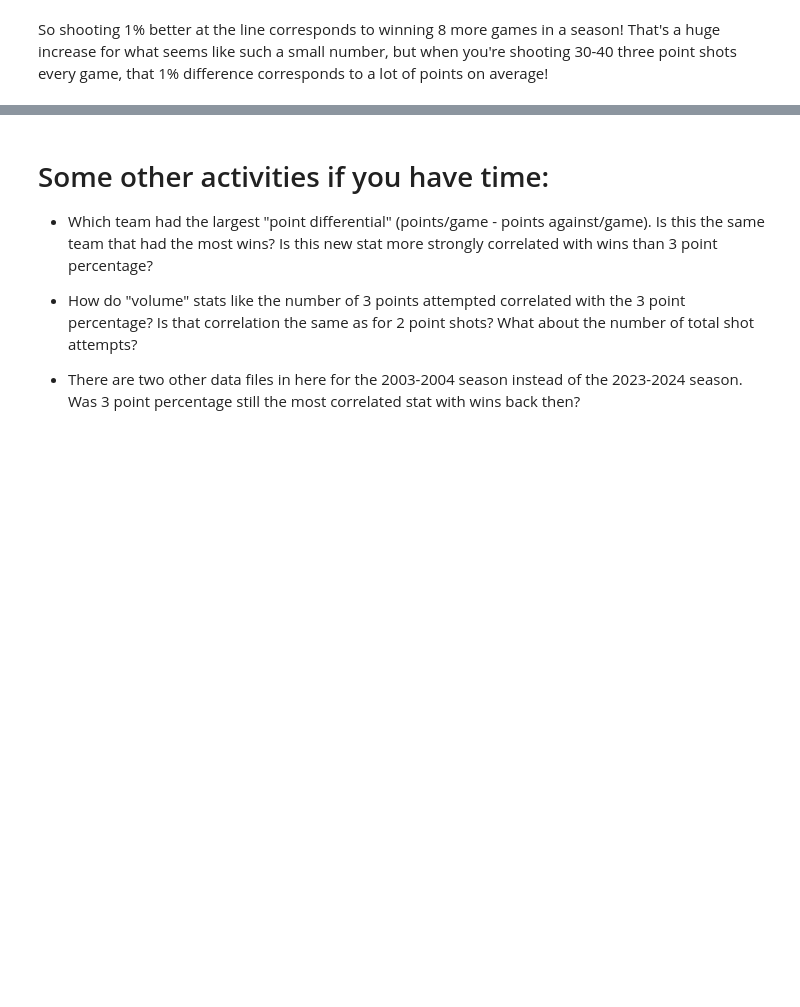
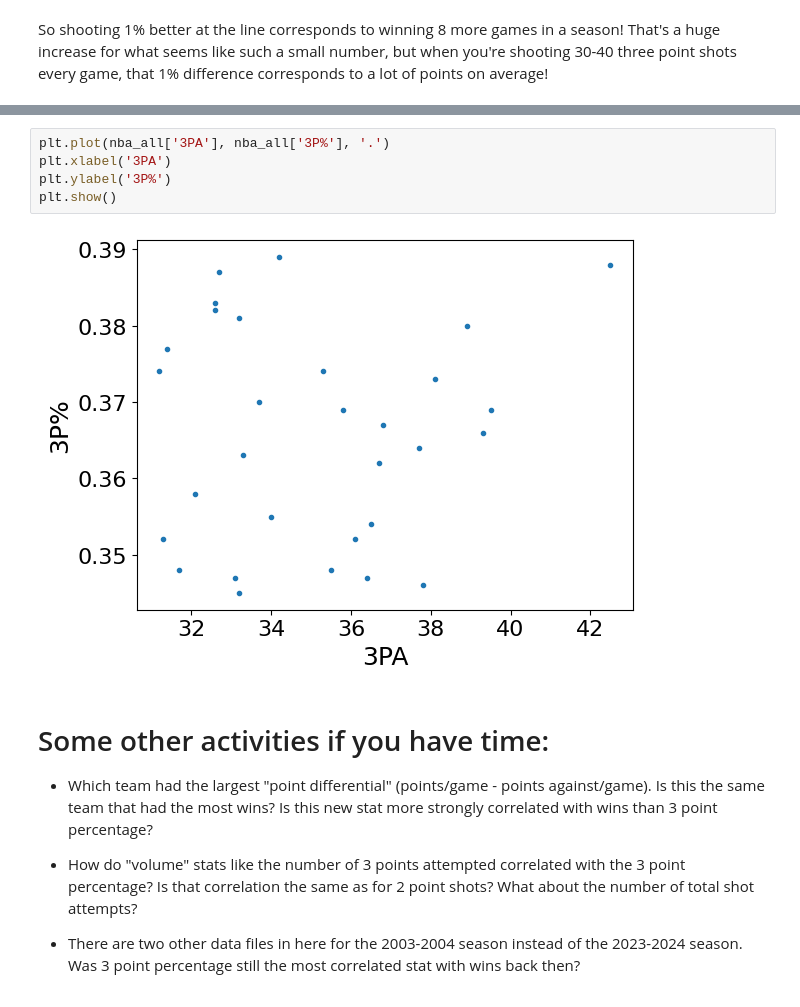
Before and after one commit to walipalmer/CFR-2024, a Jupyter notebook: module_stats/statistics6.ipynb, the cells around one changed output, grey strips where cells are left out. Cells and saved outputs as stored; diff of their text form; blank space fills up the shorter version.

```diff
--- a/module_stats/statistics6.ipynb
+++ b/module_stats/statistics6.ipynb
@@ -159,3 +341,10 @@ After you find these, plot the relations.
+# %%
+plt.plot(nba_all['3PA'], nba_all['3P%'], '.')
+plt.xlabel('3PA')
+plt.ylabel('3P%')
+plt.show()
+# %% [output]
+[figure, added]
 # %% [markdown]
 # Some other activities if you have time:
 
```
Also changed, not shown: parts of 30 cells of this notebook.
